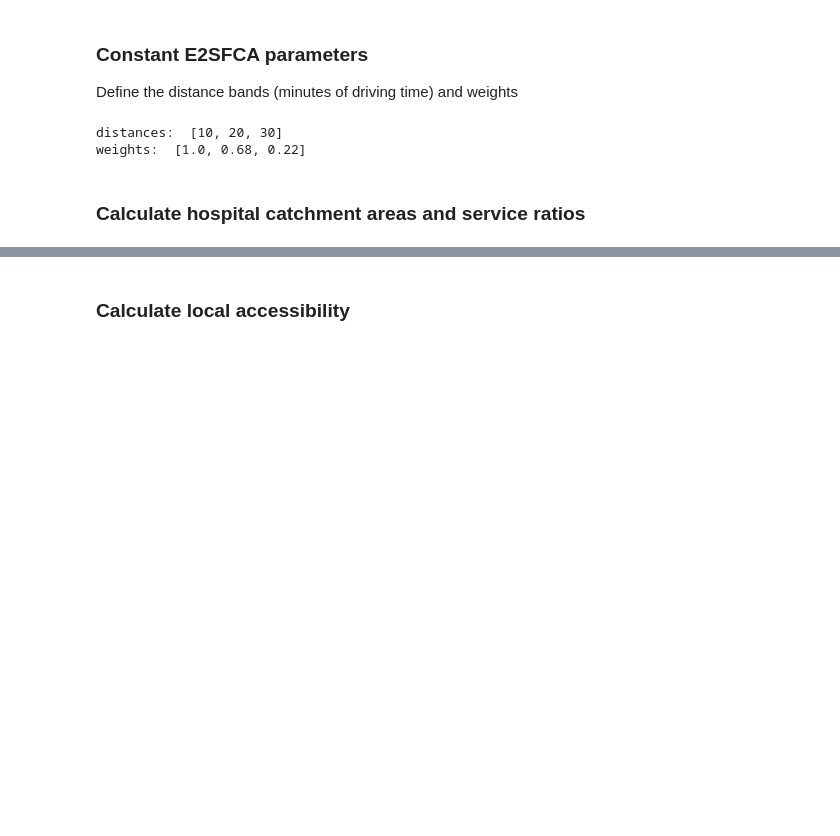
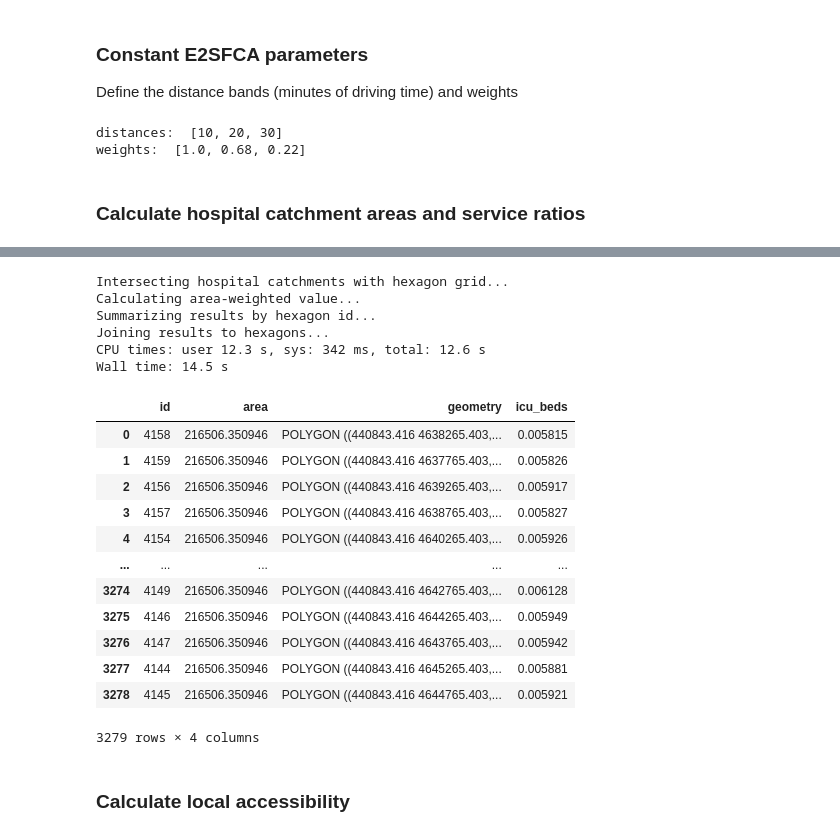
Before and after one commit to gsokolow/RPr-Kang-2020, a Jupyter notebook: procedure/code/02-COVID-19Acc-Original.ipynb, the cells around one changed output, grey strips where cells are left out. Saved outputs shown, nothing was run; the diff lists cells and outputs as text; code cells hidden in the pictures; blank space fills up the shorter version.

```diff
--- a/procedure/code/02-COVID-19Acc-Original.ipynb
+++ b/procedure/code/02-COVID-19Acc-Original.ipynb
@@ -688,3 +709,71 @@ Wall time: 6min 11s
+# %%
+%%time
+# set weighted to False for original 50% threshold method
+# switch to True for area-weighted overlay
+weighted = True
+
+# if the value to be calculated is already in the hegaxon grid, delete it
+# otherwise, the field name gets a suffix _1 in the overlay step
+if resource_dropdown.value in list(grid_file.columns.values):
+    grid_file = grid_file.drop(resource_dropdown.value, axis = 1)
+
+# calculate hexagon 'target' areas
+grid_file['area'] = grid_file.area
+
+# Intersection overlay of hospital catchments and hexagon grid
+print("Intersecting hospital catchments with hexagon grid...")
+fragments = gpd.overlay(grid_file, geocatchments, how='intersection')
+
+# Calculate percent coverage of the hexagon by the hospital catchment as
+# fragment area / target(hexagon) area
+fragments['percent'] = fragments.area / fragments['area']
+
+# if using weighted aggregation...
+if weighted:
+    print("Calculating area-weighted value...")
+    # multiply the service/population ratio by the distance weight and the percent coverage
+    fragments['value'] = fragments[resource_dropdown.value] * fragments['weight'] * fragments['percent']
+
+# if using the 50% coverage rule for unweighted aggregation...
+else:
+    print("Calculating value for hexagons with >=50% overlap...")
+    # filter for only the fragments with > 50% coverage by hospital catchment
+    fragments = fragments[fragments['percent']>=0.5]
+    # multiply the service/population ration by the distance weight
+    fragments['value'] = fragments[resource_dropdown.value] * fragments['weight']
+
+# select just the hexagon id and value from the fragments,
+# group the fragments by the (hexagon) id,
+# and sum the values
+print("Summarizing results by hexagon id...")
+sum_results = fragments[['id', 'value']].groupby(by = ['id']).sum()
+
+# join the results to the hexagon grid_file based on hexagon id
+print("Joining results to hexagons...")
+result_new = pd.merge(grid_file, sum_results, how="left", on = "id")
+
+# rename value column name to the resource name
+result_new.rename(columns = {'value' : resource_dropdown.value})
+# %% [output]
+Intersecting hospital catchments with hexagon grid...
+Calculating area-weighted value...
+Summarizing results by hexagon id...
+Joining results to hexagons...
+CPU times: user 12.3 s, sys: 342 ms, total: 12.6 s
+Wall time: 14.5 s
+|  | id | area | geometry | icu_beds |
+| 0 | 4158 | 216506.350946 | POLYGON ((440843.416 4638265.403,... | 0.005815 |
+| 1 | 4159 | 216506.350946 | POLYGON ((440843.416 4637765.403,... | 0.005826 |
+| 2 | 4156 | 216506.350946 | POLYGON ((440843.416 4639265.403,... | 0.005917 |
+| 3 | 4157 | 216506.350946 | POLYGON ((440843.416 4638765.403,... | 0.005827 |
+| 4 | 4154 | 216506.350946 | POLYGON ((440843.416 4640265.403,... | 0.005926 |
+| ... | ... | ... | ... | ... |
+| 3274 | 4149 | 216506.350946 | POLYGON ((440843.416 4642765.403,... | 0.006128 |
+| 3275 | 4146 | 216506.350946 | POLYGON ((440843.416 4644265.403,... | 0.005949 |
+| 3276 | 4147 | 216506.350946 | POLYGON ((440843.416 4643765.403,... | 0.005942 |
+| 3277 | 4144 | 216506.350946 | POLYGON ((440843.416 4645265.403,... | 0.005881 |
+| 3278 | 4145 | 216506.350946 | POLYGON ((440843.416 4644765.403,... | 0.005921 |
+3279 rows × 4 columns
 # %% [markdown]
 ### Calculate local accessibility
 # %%
```
Also changed, not shown: parts of 17 cells of this notebook, 5 other files.
